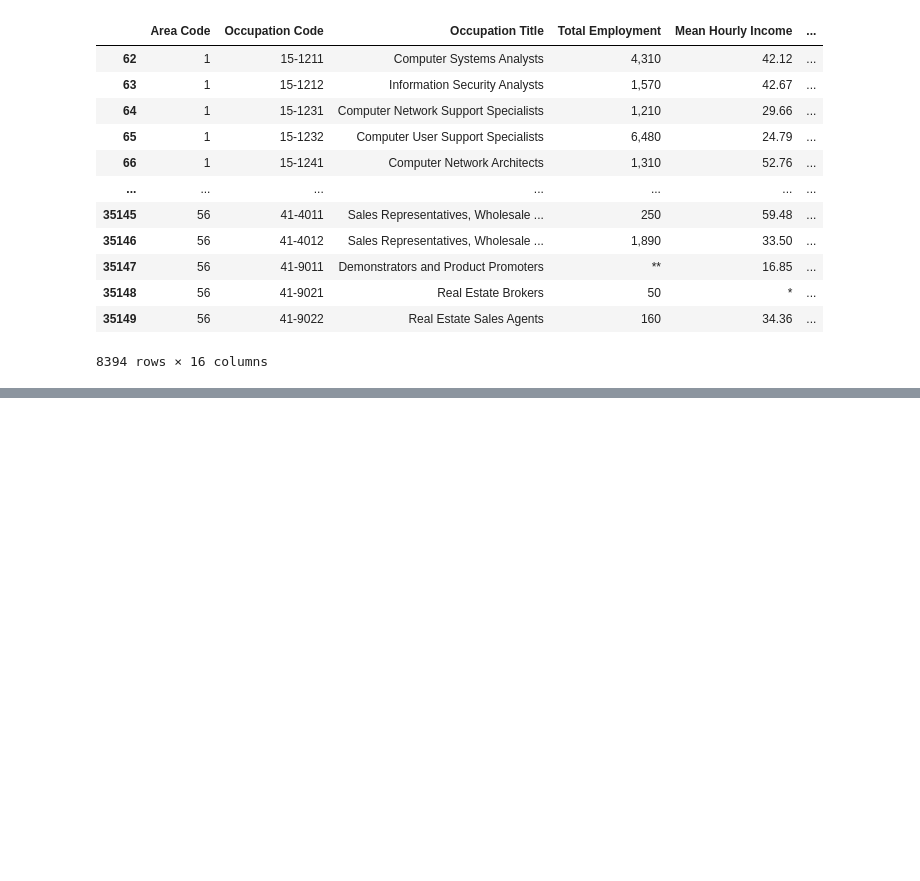
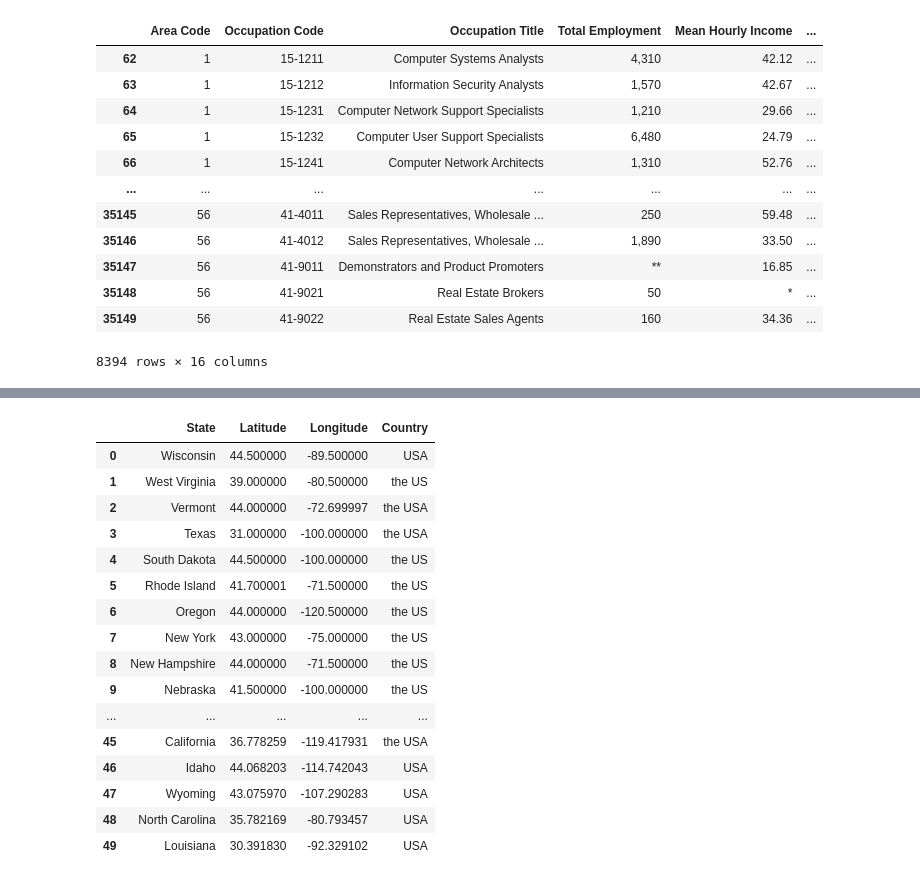
Before and after one commit to tah96/Career-Evaluation-Tool, a Jupyter notebook: geo_data_csvs/csv_cleaner.ipynb, the cells around one changed output, grey strips where cells are left out. Cells and saved outputs as stored; diff of their text form; code cells hidden in the pictures; blank space fills up the shorter version.

Commit message:
state_coords csv

```diff
--- a/geo_data_csvs/csv_cleaner.ipynb
+++ b/geo_data_csvs/csv_cleaner.ipynb
@@ -401,5 +401,6 @@ state_data_clean.to_csv("cleaned_data/state_emp_data.csv", header=True)
 # %%
 url = "https://www.latlong.net/category/states-236-14.html"
 coords_table = pd.read_html(url)
-coords_table
+coords_data = coords_table[0]
+coords_data
 # %% [output]
@@ -423,3 +423,0 @@ coords_table
-# %%
-coords_data = pd.DataFrame(coords_table)
-coords_data
@@ -428,0 +424,3 @@ coords_data
+# %%
+coords_data = coords_data.rename(columns = {"Place Name": "State"})
+coords_data.head()
@@ -428,0 +434,24 @@ coords_data
+# %%
+# df[['V','allele']] = df['V'].str.split('-',expand=True)
+# df
+
+coords_data[["State", "Country"]] = coords_data["State"].str.split(",", expand=True)
+coords_data
+# %% [output]
+|  | State | Latitude | Longitude | Country |
+| 0 | Wisconsin | 44.500000 | -89.500000 | USA |
+| 1 | West Virginia | 39.000000 | -80.500000 | the US |
+| 2 | Vermont | 44.000000 | -72.699997 | the USA |
+| 3 | Texas | 31.000000 | -100.000000 | the USA |
+| 4 | South Dakota | 44.500000 | -100.000000 | the US |
+| 5 | Rhode Island | 41.700001 | -71.500000 | the US |
+| 6 | Oregon | 44.000000 | -120.500000 | the US |
+| 7 | New York | 43.000000 | -75.000000 | the US |
+| 8 | New Hampshire | 44.000000 | -71.500000 | the US |
+| 9 | Nebraska | 41.500000 | -100.000000 | the US |
+| ... | ... | ... | ... | ... |
+| 45 | California | 36.778259 | -119.417931 | the USA |
+| 46 | Idaho | 44.068203 | -114.742043 | USA |
+| 47 | Wyoming | 43.075970 | -107.290283 | USA |
+| 48 | North Carolina | 35.782169 | -80.793457 | USA |
+| 49 | Louisiana | 30.391830 | -92.329102 | USA |
```
Also changed, not shown: parts of 5 cells of this notebook, 1 other file.
